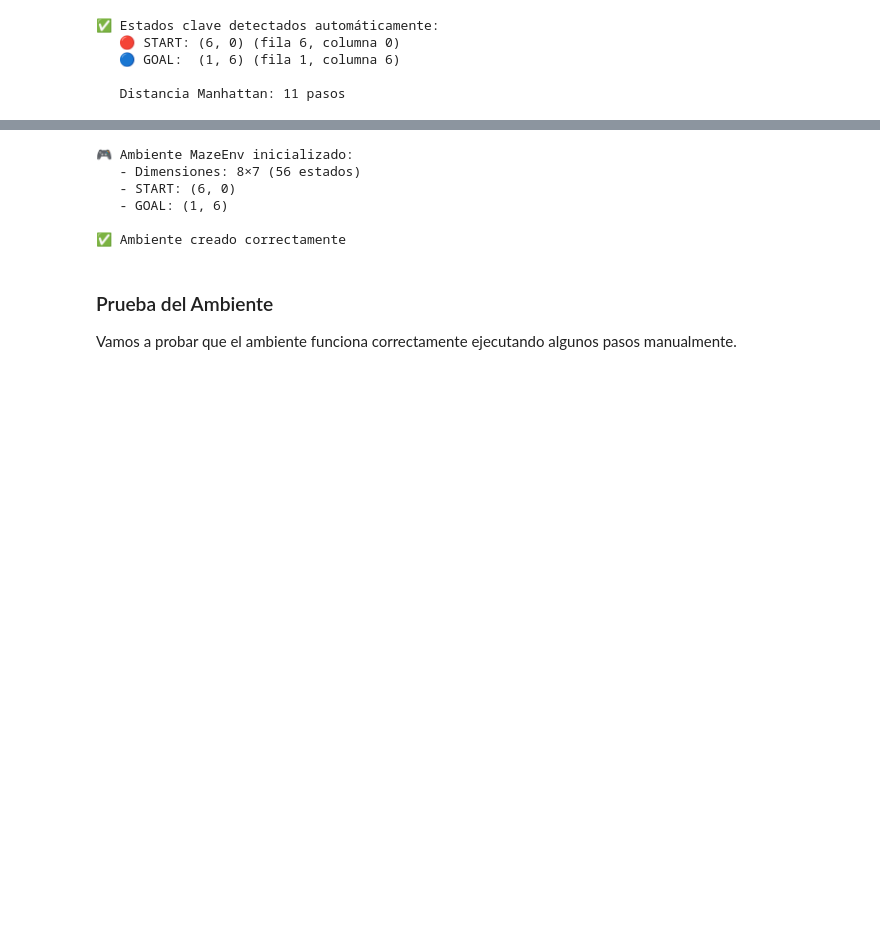
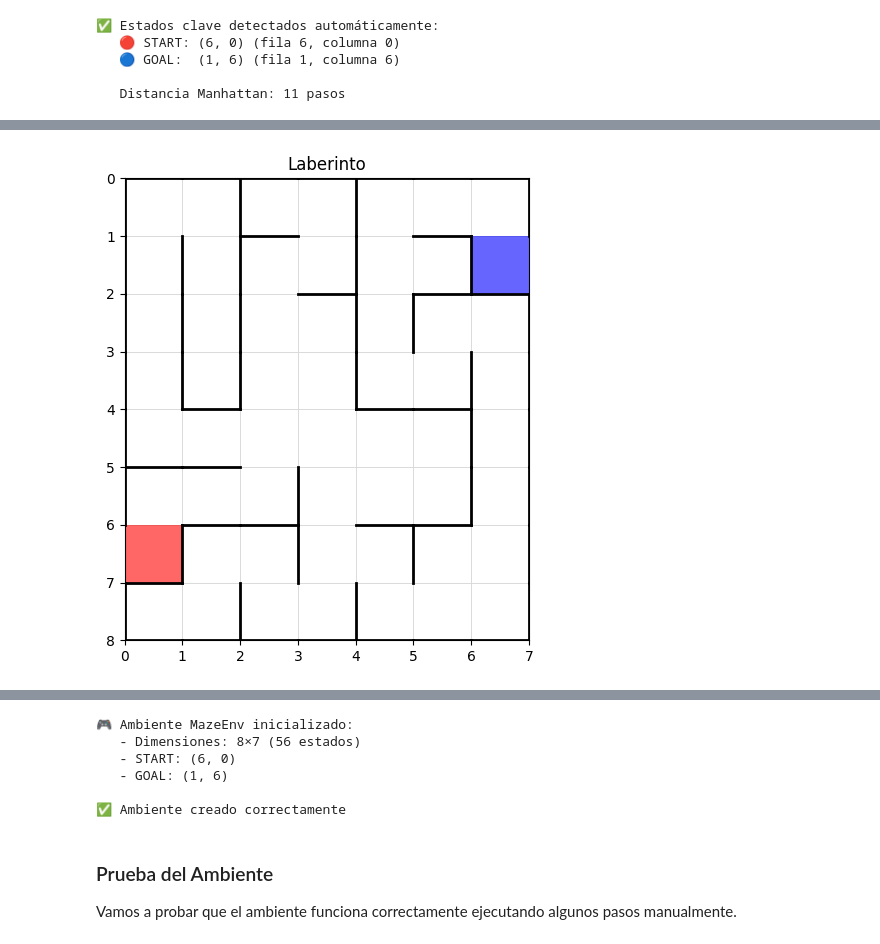
Before and after one commit to j-mauro-r/rl_final-project, a Jupyter notebook: rl_final-project.ipynb, the cells around one changed output, grey strips where cells are left out. Cells and saved outputs as stored; diff of their text form; code cells hidden in the pictures; blank space fills up the shorter version.

```diff
--- a/rl_final-project.ipynb
+++ b/rl_final-project.ipynb
@@ -331,0 +276,93 @@ print(f"\n   Distancia Manhattan: {abs(goal_state[0] - start_state[0]) + abs(goa
+# %%
+def renderizar_laberinto(
+    filename: str,
+    mostrar_indices: bool = True,
+    tamaño: int = 6
+):
+    """
+    Renderiza el laberinto definido en el archivo .txt
+    usando el sistema de coordenadas del proyecto.
+    """
+    # 1. Parsear archivo y detectar estados clave
+    n_filas, n_columnas, segmentos = parse_maze_file(filename)
+    start = encontrar_start(n_filas, n_columnas, segmentos)
+    goal  = encontrar_goal(n_filas, n_columnas, segmentos)
+
+    fig, ax = plt.subplots(figsize=(tamaño, tamaño))
+
+    # 2. Dibujar celdas
+    for fila in range(n_filas):
+        for col in range(n_columnas):
+            ax.add_patch(
+                plt.Rectangle(
+                    (col, fila),  # (x, y) = (columna, fila)
+                    1, 1,
+                    edgecolor="lightgray",
+                    facecolor="white",
+                    linewidth=0.5
+                )
+            )
+
+    # 3. Dibujar paredes a partir de los segmentos
+    for x1, y1, x2, y2 in segmentos:
+        # x = fila, y = columna → mapear a (col, fila)
+        x_plot1, y_plot1 = y1, x1
+        x_plot2, y_plot2 = y2, x2
+        ax.plot([x_plot1, x_plot2], [y_plot1, y_plot2], color="black", linewidth=2)
+
+    # 4. Marcar START y GOAL
+    sf, sc = start
+    gf, gc = goal
+
+    ax.add_patch(
+        plt.Rectangle(
+            (sc, sf),
+            1, 1,
+            facecolor="red",
+            alpha=0.6
+        )
+    )
+    ax.add_patch(
+        plt.Rectangle(
+            (gc, gf),
+            1, 1,
+            facecolor="blue",
+            alpha=0.6
+        )
+    )
+
+    # 5. Ajustes visuales
+    ax.set_xlim(0, n_columnas)
+    ax.set_ylim(0, n_filas)
+    ax.set_aspect("equal")
+    ax.invert_yaxis()  # fila 0 arriba, como en la imagen del proyecto
+
+    ax.set_xticks(range(n_columnas + 1))
+    ax.set_yticks(range(n_filas + 1))
+
+    if mostrar_indices:
+        ax.set_xticklabels(range(n_columnas + 1))
+        ax.set_yticklabels(range(n_filas + 1))
+    else:
+        ax.set_xticklabels([])
+        ax.set_yticklabels([])
+
+    plt.title("Laberinto")
+    plt.grid(False)
+    plt.show()
+
+ARCHIVO_LABERINTO = "laberinto.txt"
+
+n, m, segmentos = parse_maze_file(ARCHIVO_LABERINTO)
+paredes = construir_conjunto_paredes(segmentos, n, m)
+
+print("Dimensiones:", n, "filas ×", m, "columnas")
+print("START:", encontrar_start(n, m, segmentos))
+print("GOAL:",  encontrar_goal(n, m, segmentos))
+
+print("¿Hay pared entre (6,0) y (6,1)?", hay_pared_entre((6,0), (6,1), paredes))
+print("¿Hay pared entre (6,0) y (7,0)?", hay_pared_entre((6,0), (7,0), paredes))
+print("¿Hay pared entre (0,0) y (1,0)?", hay_pared_entre((0,0), (1,0), paredes))
+
+renderizar_laberinto(ARCHIVO_LABERINTO)
+# %% [output]
@@ -331,0 +375 @@ print(f"\n   Distancia Manhattan: {abs(goal_state[0] - start_state[0]) + abs(goa
+[figure, added]
```
Also changed, not shown: parts of 23 cells of this notebook.
